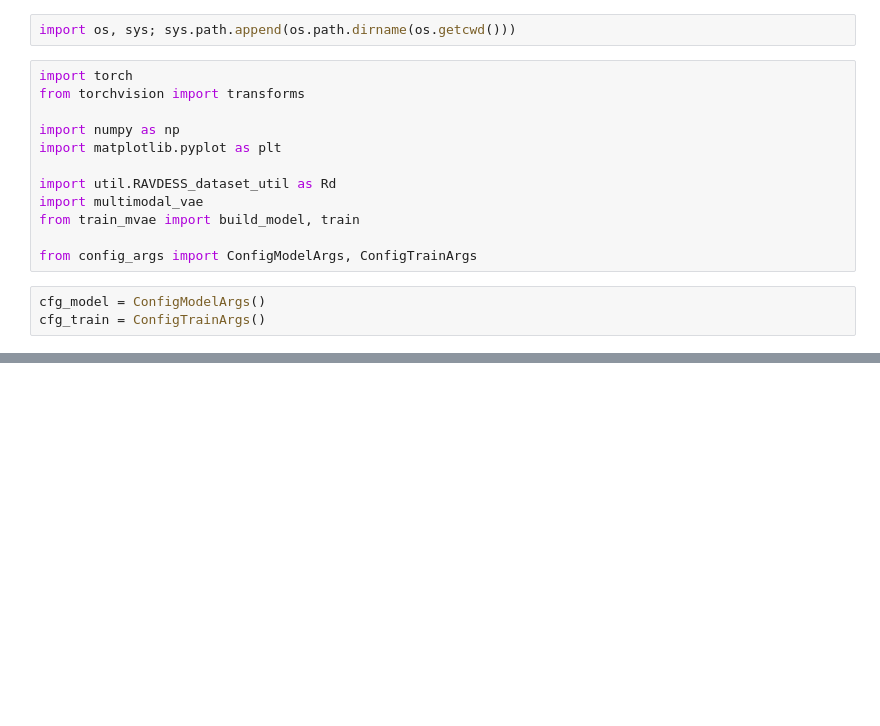
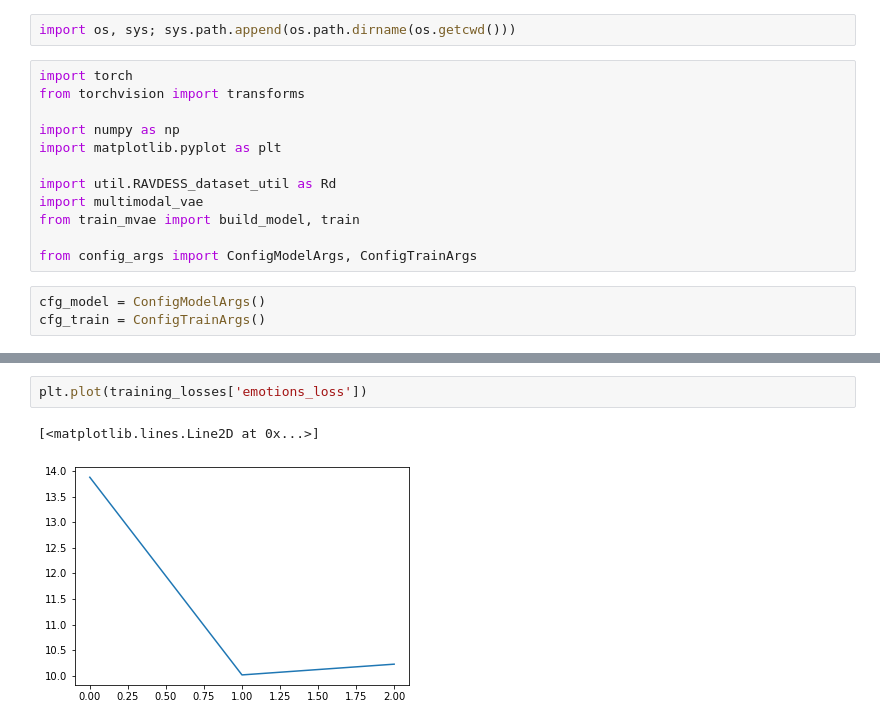
Before and after one commit to Ale-Ba2lero/Multimodal-Emotion-Analysis, a Jupyter notebook: src/mvae_torch/face_emotions_mvae_torch.ipynb, the cells around one changed output, grey strips where cells are left out. Cells and saved outputs as stored; diff of their text form; blank space fills up the shorter version.

```diff
--- a/src/mvae_torch/face_emotions_mvae_torch.ipynb
+++ b/src/mvae_torch/face_emotions_mvae_torch.ipynb
@@ -60,0 +78,5 @@ RuntimeError: Input type (torch.cuda.DoubleTensor) and weight type (torch.cuda.F
+# %%
+plt.plot(training_losses['emotions_loss'])
+# %% [output]
+[<matplotlib.lines.Line2D at 0x...>]
+[figure, added]
```
Also changed, not shown: parts of 9 cells of this notebook, 4 other files.
